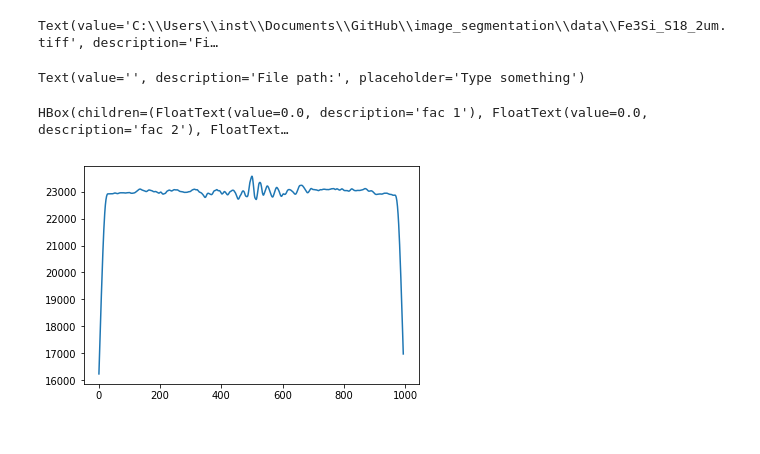
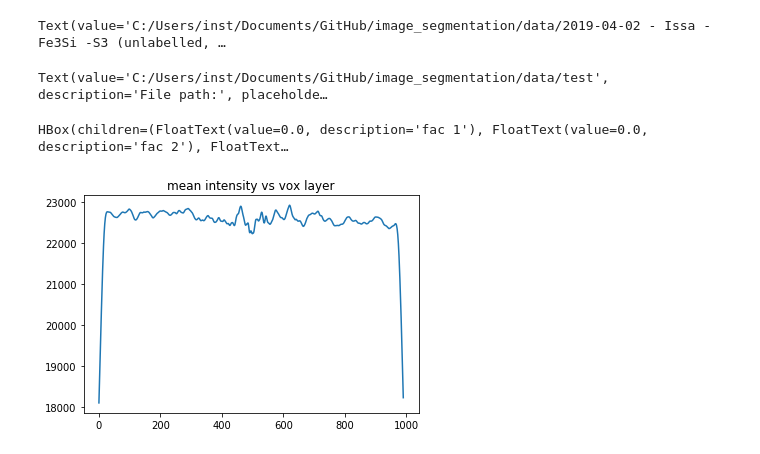
Before and after one commit to rockandsalt/image_segmentation, a Jupyter notebook: image_segmentation.ipynb, the cells around one changed output. Saved outputs shown, nothing was run; the diff lists cells and outputs as text; code cells hidden in the pictures.

Commit message:
Update image_segmentation.ipynb
somewhat usable for evan

```diff
--- a/image_segmentation.ipynb
+++ b/image_segmentation.ipynb
@@ -1,19 +1,36 @@
+# %%
+%gui tk
+import ipywidgets as widgets
+from tkinter import filedialog
+from tkinter import *
+
+root = Tk()
+i_file_name =  filedialog.askopenfilename(filetypes =[("tiff stack","*.tiff")])
+
+input_path = widgets.Text(
+    value = i_file_name,
+    placeholder='Type something',
+    description='tiff stack:',
+    disabled=False
+)
+
+o_file_name = filedialog.asksaveasfilename(title = "Select file",filetypes = [("csv file","*.csv")])
+
+output_path = widgets.Text(
+    value = o_file_name,
+    placeholder='Type something',
+    description='save csv:'
+)
+
+root.withdraw()
+
+
+display(input_path)
+display(output_path)
+# %% [output]
+Text(value='C:/Users/inst/Documents/GitHub/image_segmentation/data/2019-04-02 - Issa - Fe3Si -S3 (unlabelled, …
+Text(value='C:/Users/inst/Documents/GitHub/image_segmentation/data/test', description='File path:', placeholde…
 # %%
-import ipywidgets as widgets
-
-path = widgets.Text(
-    value = 'C:\\Users\\inst\\Documents\\GitHub\\image_segmentation\\data\\Fe3Si_S18_2um.tiff',
-    placeholder='Type something',
-    description='File path:',
-    disabled=False
-)
-
-display(path)
-
-file_name = widgets.Text(
-    placeholder='Type something',
-    description='File path:'
-)
 
 fac_1 = widgets.FloatText(
     description='fac 1'
@@ -31,15 +48,11 @@ fac_4 = widgets.FloatText(
     description='fac 4'
 )
 
-display(file_name)
-
 ui = widgets.HBox([fac_1, fac_2,fac_3,fac_4])
 
 display(ui)
 # %% [output]
-Text(value='C:\\Users\\inst\\Documents\\GitHub\\image_segmentation\\data\\Fe3Si_S18_2um.tiff', description='Fi…
+HBox(children=(FloatText(value=0.0, description='fac 1'), FloatText(value=0.0, description='fac 2'), FloatText…
-Text(value='', description='File path:', placeholder='Type something')
-HBox(children=(FloatText(value=0.0, description='fac 1'), FloatText(value=0.0, description='fac 2'), FloatText…
 # %%
 %matplotlib inline
 import ipyvolume as ipv
@@ -49,12 +62,13 @@ import numpy as np
 
 from skimage import data, io, filters
 ## C:\Users\inst\SynologyDrive\Master\Exp\Hi-am\data\2019-04-10 - Issa - Fe3Si -S08 (unlabelled, green)_2um scan_recon.tiff
-stack = io.imread(path.value).T
+stack = io.imread(input_path.value).T
 # %%
 mean_z_intensity = np.mean(stack, axis = (0,1))
 
 fig, ax = plt.subplots()
+ax.set_title('mean intensity vs vox layer')
 ax.plot(range(mean_z_intensity.shape[0]), mean_z_intensity)
 plt.show()
 # %% [output]
-[figure, old version]
+[figure, new version]
```
Also changed, not shown: parts of 15 cells of this notebook.
